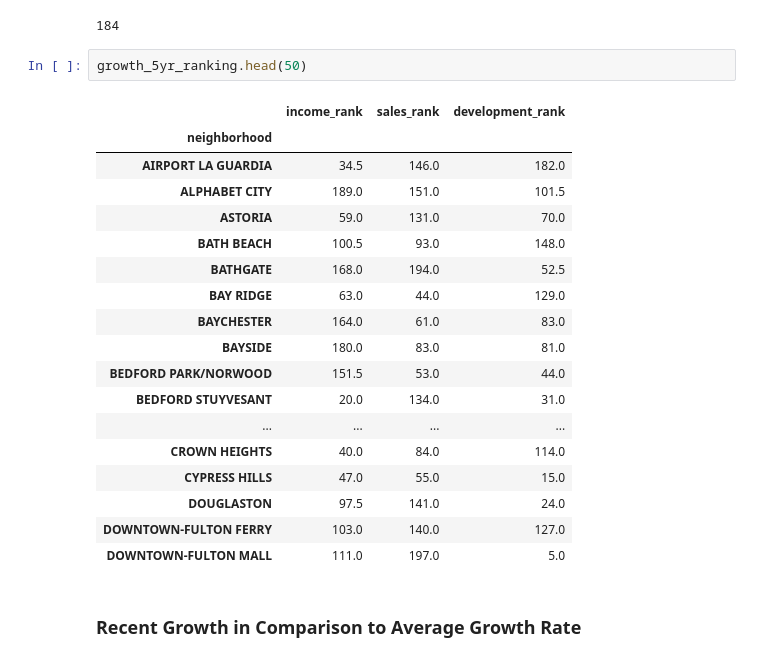
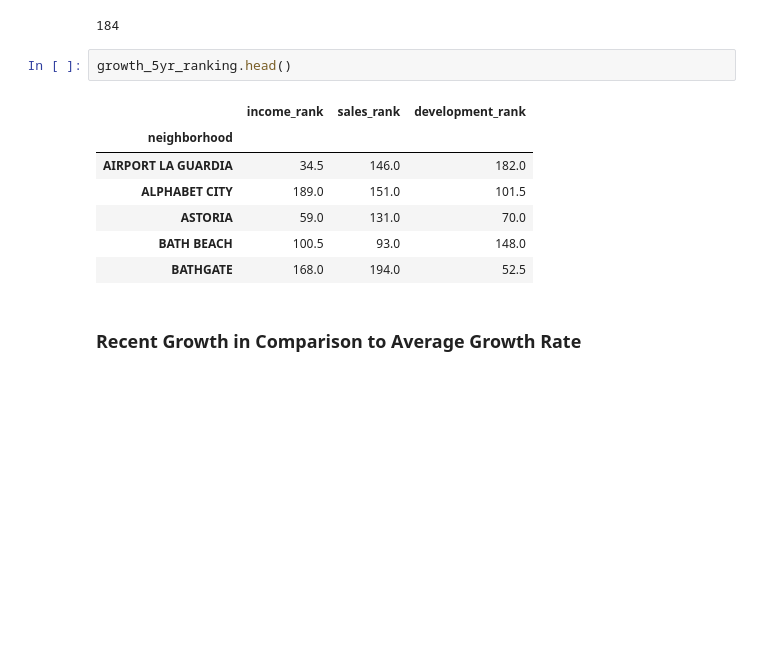
Before and after one commit to ekuo651/NYC-RE-Neighborhood-Trends, a Jupyter notebook: Joint_Analysis.ipynb, the cells around one changed output. Saved outputs shown, nothing was run; the diff lists cells and outputs as text; blank space fills up the shorter version.

```diff
--- a/Joint_Analysis.ipynb
+++ b/Joint_Analysis.ipynb
@@ -185,26 +194,15 @@ len(growth_5yr_ranking)
 # %% [output]
 184
 # %%
-growth_5yr_ranking.head(50)
+growth_5yr_ranking.head()
 # %% [output]
 |  | income_rank | sales_rank | development_rank |
 | neighborhood |  |  |  |
 | AIRPORT LA GUARDIA | 34.5 | 146.0 | 182.0 |
 | ALPHABET CITY | 189.0 | 151.0 | 101.5 |
 | ASTORIA | 59.0 | 131.0 | 70.0 |
 | BATH BEACH | 100.5 | 93.0 | 148.0 |
 | BATHGATE | 168.0 | 194.0 | 52.5 |
-| BAY RIDGE | 63.0 | 44.0 | 129.0 |
-| BAYCHESTER | 164.0 | 61.0 | 83.0 |
-| BAYSIDE | 180.0 | 83.0 | 81.0 |
-| BEDFORD PARK/NORWOOD | 151.5 | 53.0 | 44.0 |
-| BEDFORD STUYVESANT | 20.0 | 134.0 | 31.0 |
-| ... | ... | ... | ... |
-| CROWN HEIGHTS | 40.0 | 84.0 | 114.0 |
-| CYPRESS HILLS | 47.0 | 55.0 | 15.0 |
-| DOUGLASTON | 97.5 | 141.0 | 24.0 |
-| DOWNTOWN-FULTON FERRY | 103.0 | 140.0 | 127.0 |
-| DOWNTOWN-FULTON MALL | 111.0 | 197.0 | 5.0 |
 # %% [markdown]
 ### Recent Growth in Comparison to Average Growth Rate
 # %%
```
Also changed, not shown: parts of 14 cells of this notebook.
